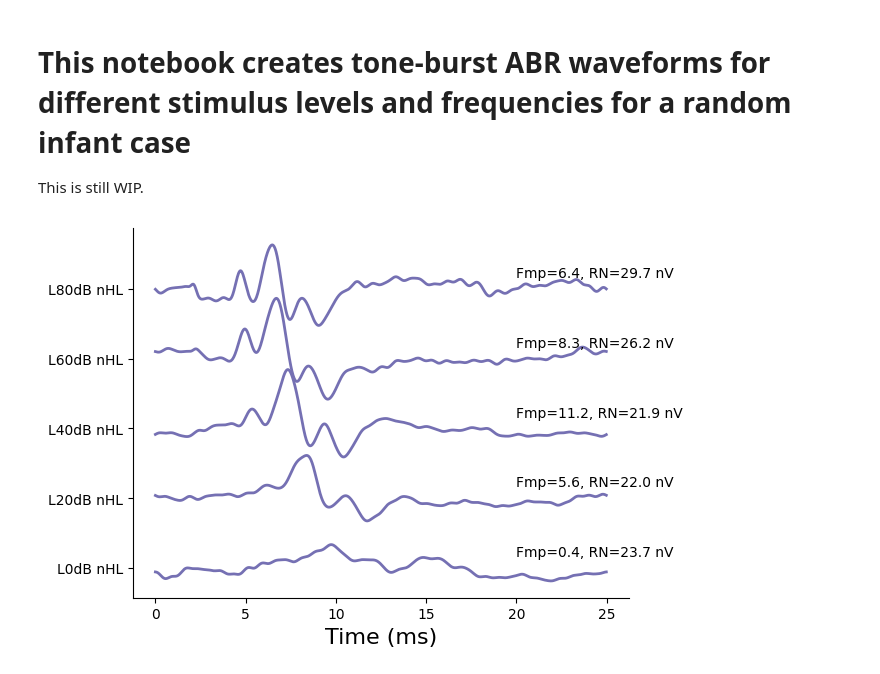
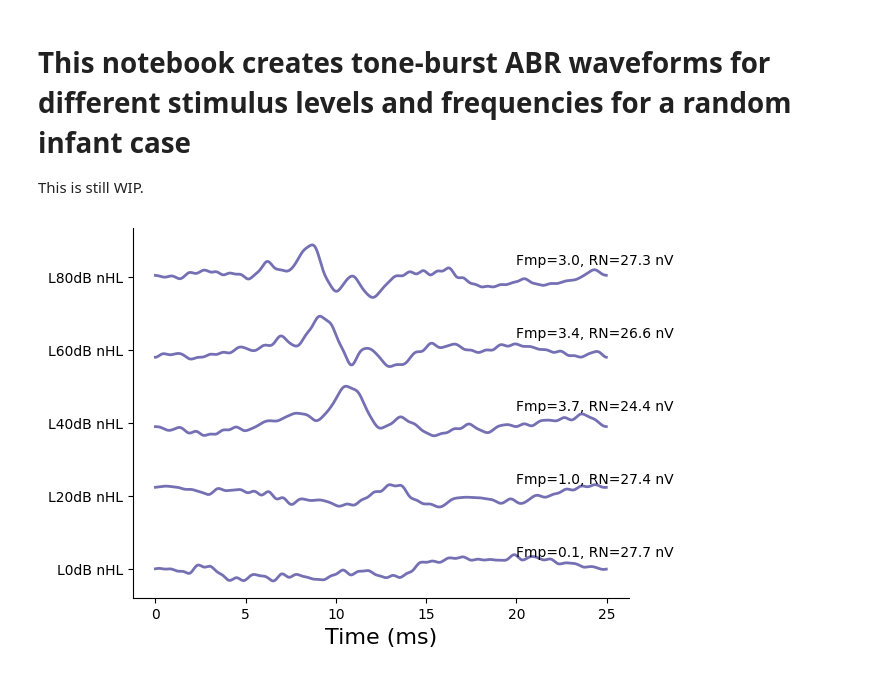
Before and after one commit to haribharadwaj/notebooks, a Jupyter notebook: CSD2045/Generate_TB_ABR_case.ipynb, the cells around one changed output. Saved outputs shown, nothing was run; the diff lists cells and outputs as text; code cells hidden in the pictures.

Commit message:
Updating plotting parameters

```diff
--- a/CSD2045/Generate_TB_ABR_case.ipynb
+++ b/CSD2045/Generate_TB_ABR_case.ipynb
@@ -188,36 +188,36 @@ rcol = [217./255, 95./255, 2./255]
 
 
 
-f = 4  # kHz
+f = 0.5  # kHz
 
 LnHL = np.arange(0, 100, 20)
 LpeSPL = getpeSPL(LnHL, f)
 n_levels = LpeSPL.shape[0]
 
 start, stop = getSNRwin(f)
 
 offset = 0.3
 
 for k, L in enumerate(LpeSPL):
   RN = (np.random.rand() - 0.5) * sigma_err + sigma
   n = abr_noise(N, fs, RN)  # microvolts
   A5 = w5amp(L, f)
   lat = getGorga1988Latency(L, f)
   A1 = w1amp(L, f)
   A3 = (A5 + A1) / 2.0
   x = makeABR(A5, lat, t, f1=A1/0.4, f3=A3/0.2)  # Already in microvolts
   Fsp = (x[(t > start) & (t < stop)] ** 2).mean() / RN ** 2.
   pl.plot(t, n + x + k * offset, linewidth=2, color=lcol)
   pl.text(20, k*offset + 0.05, f'Fmp={Fsp:.1f}, RN={RN * 1e3:.1f} nV')
 
 
 # Hide the top and right spines
 pl.gca().spines['top'].set_visible(False)
 pl.gca().spines['right'].set_visible(False)
 pl.xlabel('Time (ms)', fontsize=16)
 pl.yticks(ticks=np.arange(0, n_levels) * offset,
           labels=[f"L{value}dB nHL" for value in LnHL],
           fontsize=10)
 pl.show()
 # %% [output]
-[figure, old version]
+[figure, new version]
```
